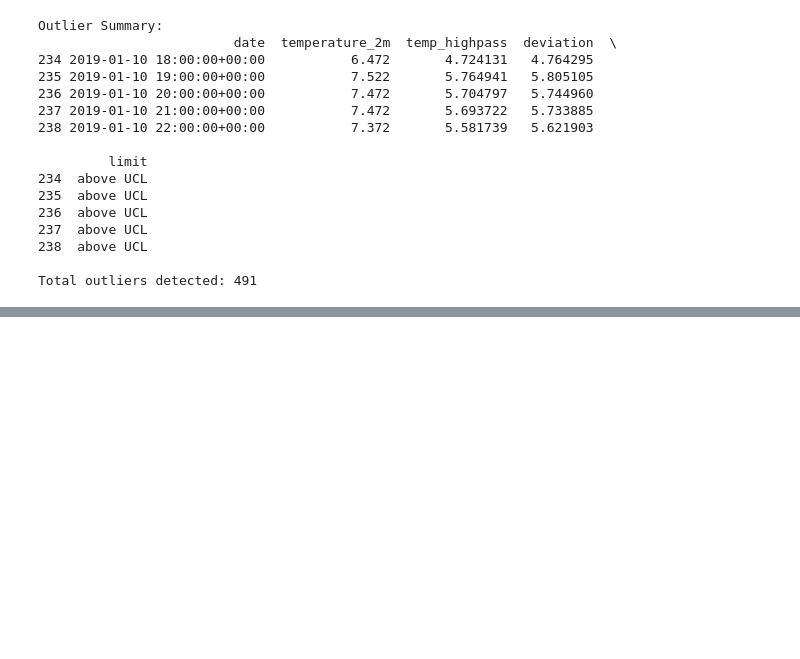
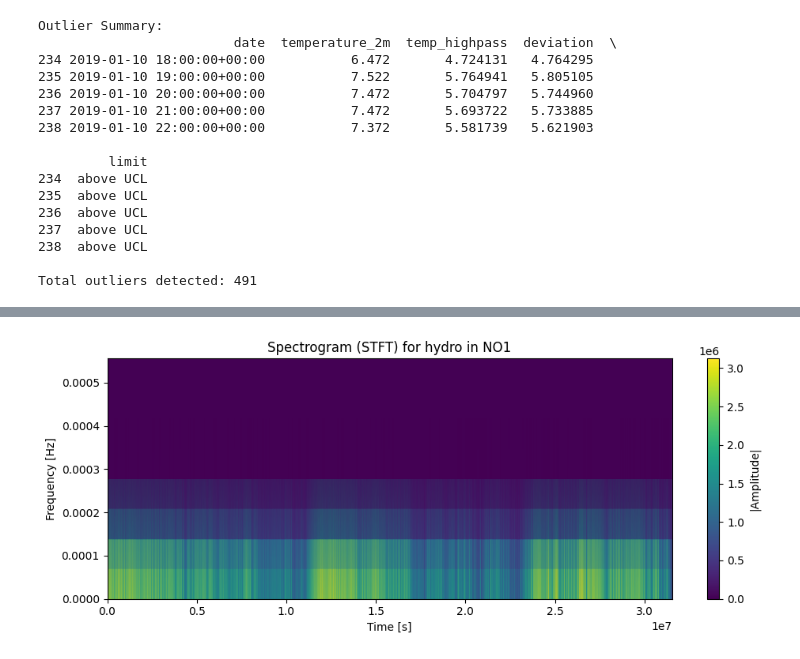
Before and after one commit to KristofferHemm/ind320, a Jupyter notebook: part3.ipynb, the cells around one changed output, grey strips where cells are left out. Cells and saved outputs as stored; diff of their text form; code cells hidden in the pictures; blank space fills up the shorter version.

```diff
--- a/part3.ipynb
+++ b/part3.ipynb
@@ -244,0 +523,5 @@ Total outliers detected: 491
+# %%
+fig = plot_spectrogram_stft(df_no)
+plt.show()
+# %% [output]
+[figure, added]
```
Also changed, not shown: parts of 16 cells of this notebook.
